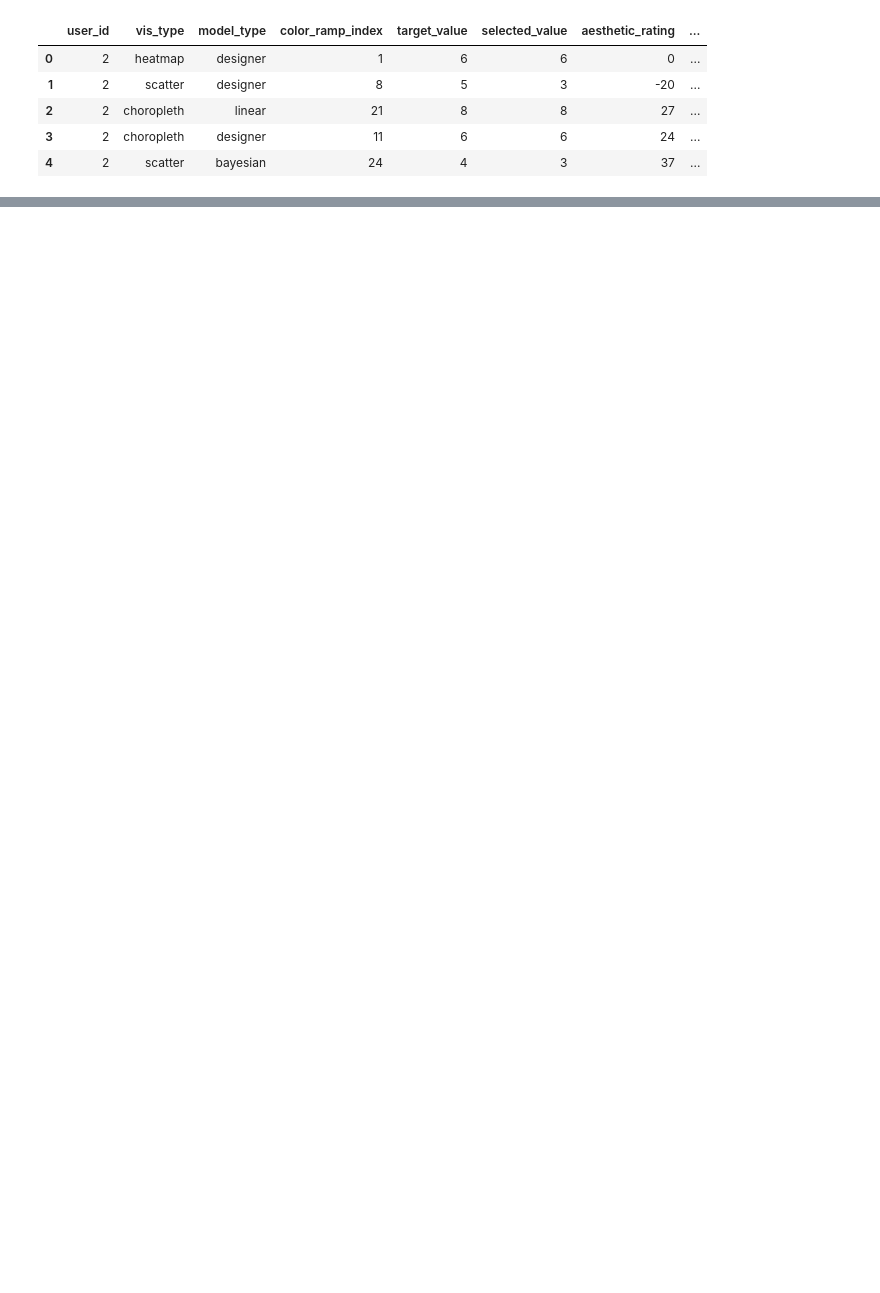
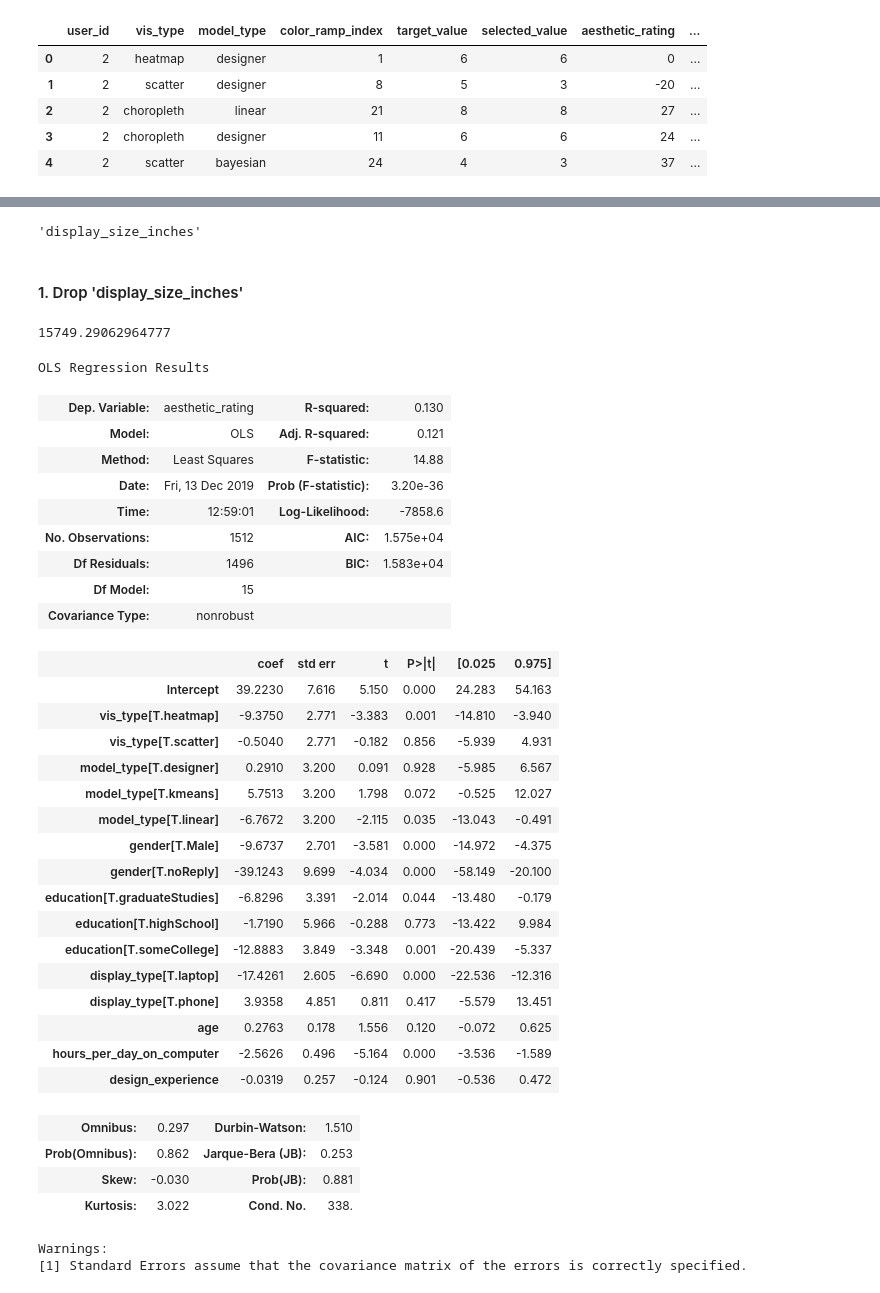
Before and after one commit to keke728/INFO5871_DataScience, a Jupyter notebook: Homework/final/Data/final-Analysis.ipynb, the cells around one changed output, grey strips where cells are left out. Saved outputs shown, nothing was run; the diff lists cells and outputs as text; code cells hidden in the pictures; blank space fills up the shorter version.

```diff
--- a/Homework/final/Data/final-Analysis.ipynb
+++ b/Homework/final/Data/final-Analysis.ipynb
@@ -28,0 +271,46 @@ cc_df.groupby('model_type')
+# %%
+reg1.pvalues.idxmax()
+# %% [output]
+'display_size_inches'
+# %% [markdown]
+#### 1. Drop 'display_size_inches'
+# %%
+model2 = sm.ols(formula ="aesthetic_rating ~ vis_type + model_type  + age + gender + hours_per_day_on_computer + education + display_type + design_experience", data=cc_df)
+reg2 = model2.fit()
+print(reg2.aic)
+reg2.summary()
+# %% [output]
+15749.29062964777
+OLS Regression Results
+| Dep. Variable: | aesthetic_rating | R-squared: | 0.130 |
+| Model: | OLS | Adj. R-squared: | 0.121 |
+| Method: | Least Squares | F-statistic: | 14.88 |
+| Date: | Fri, 13 Dec 2019 | Prob (F-statistic): | 3.20e-36 |
+| Time: | 12:59:01 | Log-Likelihood: | -7858.6 |
+| No. Observations: | 1512 | AIC: | 1.575e+04 |
+| Df Residuals: | 1496 | BIC: | 1.583e+04 |
+| Df Model: | 15 |  |  |
+| Covariance Type: | nonrobust |  |  |
+|  | coef | std err | t | P>|t| | [0.025 | 0.975] |
+| Intercept | 39.2230 | 7.616 | 5.150 | 0.000 | 24.283 | 54.163 |
+| vis_type[T.heatmap] | -9.3750 | 2.771 | -3.383 | 0.001 | -14.810 | -3.940 |
+| vis_type[T.scatter] | -0.5040 | 2.771 | -0.182 | 0.856 | -5.939 | 4.931 |
+| model_type[T.designer] | 0.2910 | 3.200 | 0.091 | 0.928 | -5.985 | 6.567 |
+| model_type[T.kmeans] | 5.7513 | 3.200 | 1.798 | 0.072 | -0.525 | 12.027 |
+| model_type[T.linear] | -6.7672 | 3.200 | -2.115 | 0.035 | -13.043 | -0.491 |
+| gender[T.Male] | -9.6737 | 2.701 | -3.581 | 0.000 | -14.972 | -4.375 |
+| gender[T.noReply] | -39.1243 | 9.699 | -4.034 | 0.000 | -58.149 | -20.100 |
+| education[T.graduateStudies] | -6.8296 | 3.391 | -2.014 | 0.044 | -13.480 | -0.179 |
+| education[T.highSchool] | -1.7190 | 5.966 | -0.288 | 0.773 | -13.422 | 9.984 |
+| education[T.someCollege] | -12.8883 | 3.849 | -3.348 | 0.001 | -20.439 | -5.337 |
+| display_type[T.laptop] | -17.4261 | 2.605 | -6.690 | 0.000 | -22.536 | -12.316 |
+| display_type[T.phone] | 3.9358 | 4.851 | 0.811 | 0.417 | -5.579 | 13.451 |
+| age | 0.2763 | 0.178 | 1.556 | 0.120 | -0.072 | 0.625 |
+| hours_per_day_on_computer | -2.5626 | 0.496 | -5.164 | 0.000 | -3.536 | -1.589 |
+| design_experience | -0.0319 | 0.257 | -0.124 | 0.901 | -0.536 | 0.472 |
+| Omnibus: | 0.297 | Durbin-Watson: | 1.510 |
+| Prob(Omnibus): | 0.862 | Jarque-Bera (JB): | 0.253 |
+| Skew: | -0.030 | Prob(JB): | 0.881 |
+| Kurtosis: | 3.022 | Cond. No. | 338. |
+Warnings:
+[1] Standard Errors assume that the covariance matrix of the errors is correctly specified.
```
Also changed, not shown: parts of 40 cells of this notebook.
